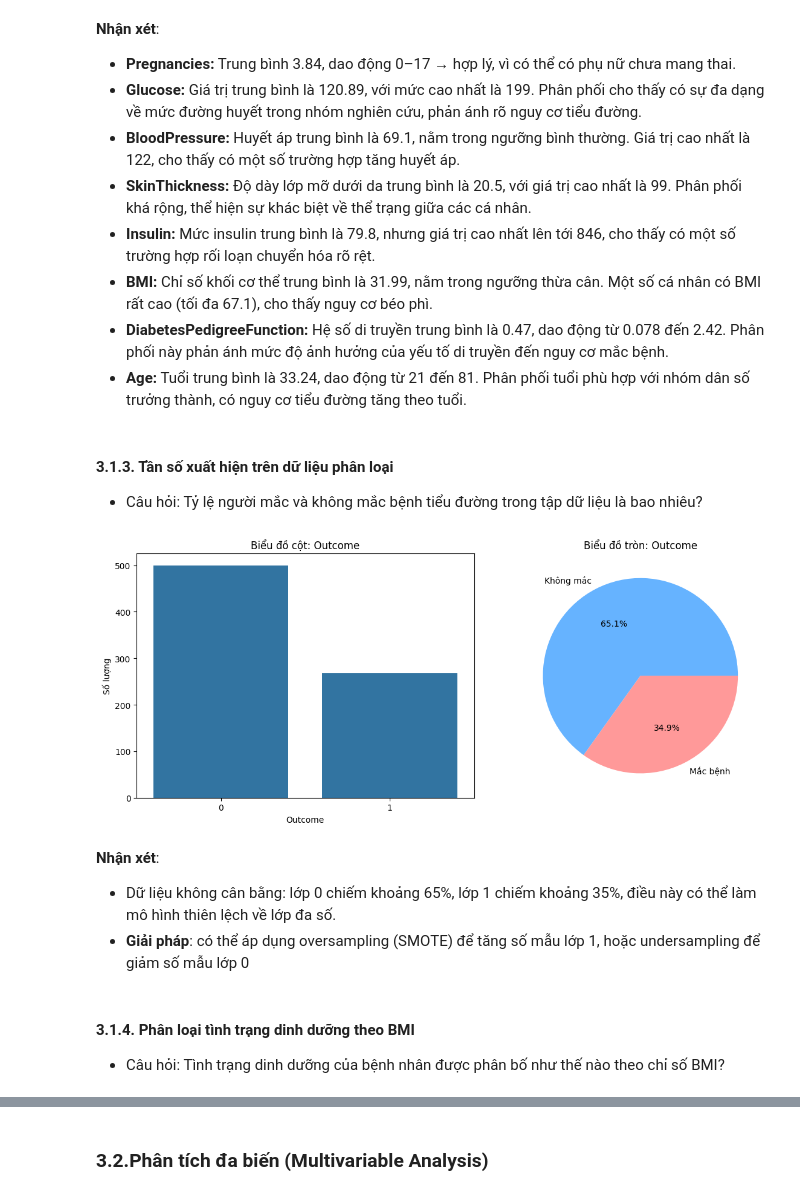
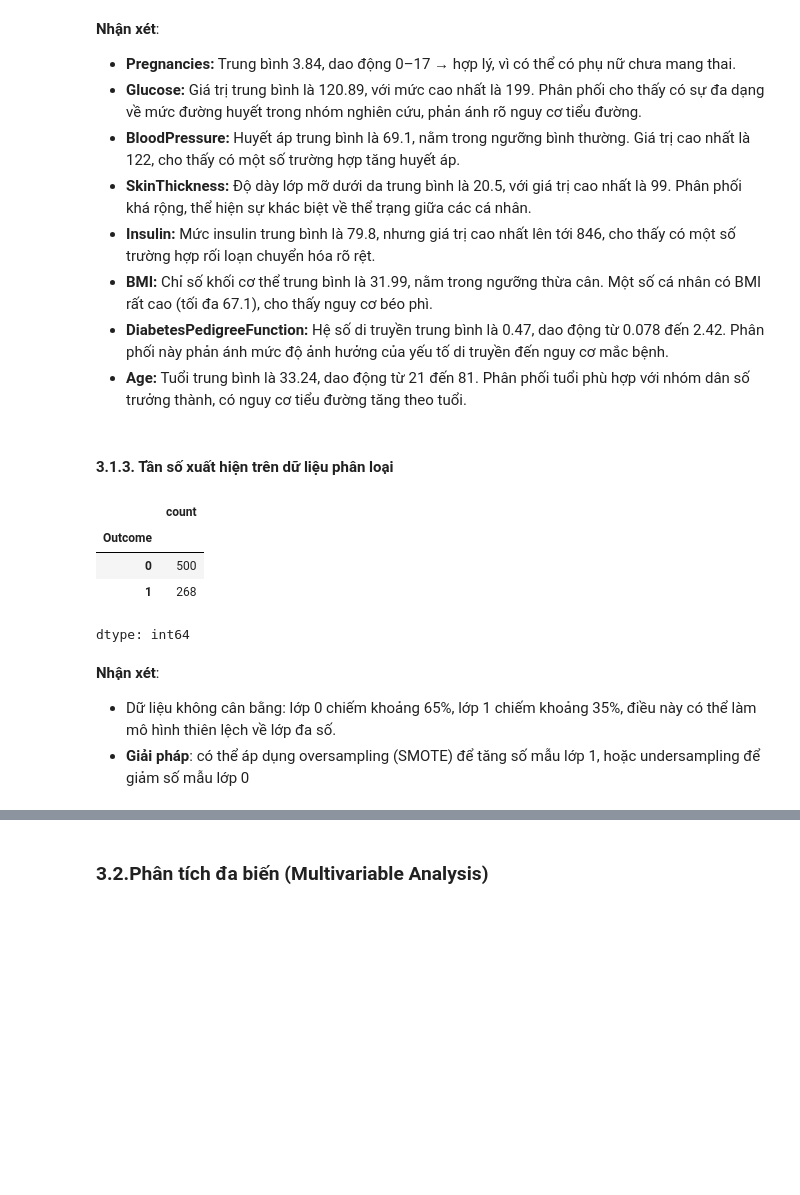
Before and after one commit to mihhwiNick/DA_project, a Jupyter notebook: EDA-BenhTieuDuong/EDA-Benh_Dai-Thao-Duong.ipynb, the cells around one changed output, grey strips where cells are left out. Drawn from its saved outputs; the diff is of its cells as text; code cells hidden in the pictures; blank space fills up the shorter version.

```diff
--- a/EDA-BenhTieuDuong/EDA-Benh_Dai-Thao-Duong.ipynb
+++ b/EDA-BenhTieuDuong/EDA-Benh_Dai-Thao-Duong.ipynb
@@ -276,34 +234,15 @@ display(description)
 + **Age:** Tuổi trung bình là 33.24, dao động từ 21 đến 81. Phân phối tuổi phù hợp với nhóm dân số trưởng thành, có nguy cơ tiểu đường tăng theo tuổi.
 # %% [markdown]
 #### **3.1.3. Tần số xuất hiện trên dữ liệu phân loại**
-+ Câu hỏi: Tỷ lệ người mắc và không mắc bệnh tiểu đường trong tập dữ liệu là bao nhiêu?
-# %%
-fig, axes = plt.subplots(1, 2, figsize=(12, 5))
-
-# Bar chart
-sns.countplot(x='Outcome', data=pima, ax=axes[0])
-axes[0].set_title("Biểu đồ cột: Outcome")
-axes[0].set_xlabel("Outcome")
-axes[0].set_ylabel("Số lượng")
-
-# Pie chart
-pima['Outcome'].value_counts().plot.pie(
-    autopct='%1.1f%%',
-    labels=['Không mắc', 'Mắc bệnh'],
-    colors=['#66b3ff','#ff9999'],
-    ax=axes[1]
-)
-axes[1].set_title("Biểu đồ tròn: Outcome")
-axes[1].set_ylabel("")
-
-plt.tight_layout()
-plt.show()
-# %% [output]
-[figure, removed]
+# %%
+pima["Outcome"].value_counts()
+# %% [output]
+|  | count |
+| Outcome |  |
+| 0 | 500 |
+| 1 | 268 |
+dtype: int64
 # %% [markdown]
 **Nhận xét**:
 + Dữ liệu không cân bằng: lớp 0 chiếm khoảng 65%, lớp 1 chiếm khoảng 35%, điều này có thể làm mô hình thiên lệch về lớp đa số.
 + **Giải pháp**: có thể áp dụng oversampling (SMOTE) để tăng số mẫu lớp 1, hoặc undersampling để giảm số mẫu lớp 0
-# %% [markdown]
-#### **3.1.4. Phân loại tình trạng dinh dưỡng theo BMI**
-+ Câu hỏi: Tình trạng dinh dưỡng của bệnh nhân được phân bố như thế nào theo chỉ số BMI?
```
Also changed, not shown: parts of 63 cells of this notebook.
